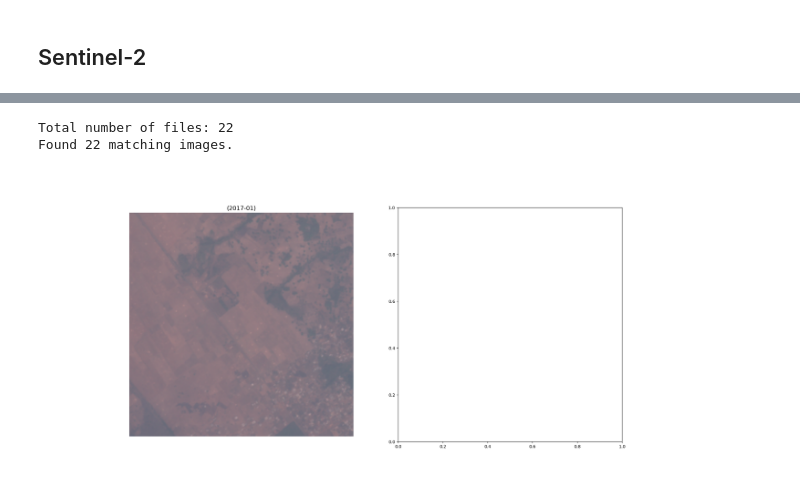
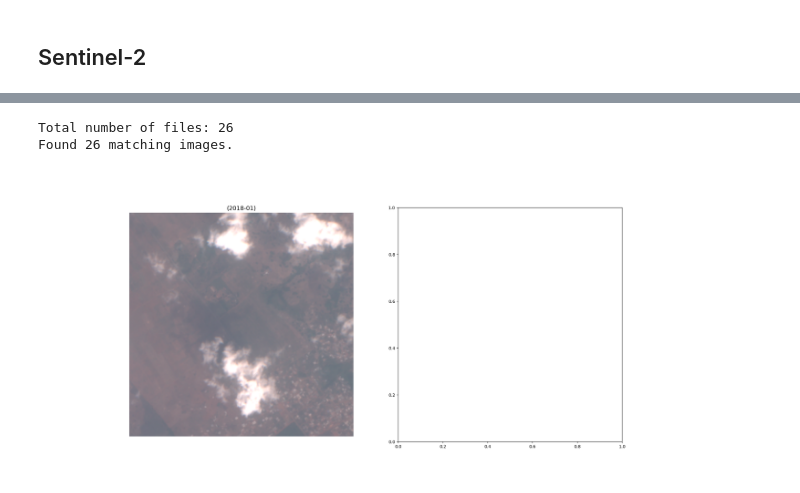
Before and after one commit to fekenzofugi/rsad-time-series, a Jupyter notebook: ghana_dataset.ipynb, the cells around one changed output, grey strips where cells are left out. Drawn from its saved outputs; the diff is of its cells as text; code cells hidden in the pictures.

```diff
--- a/ghana_dataset.ipynb
+++ b/ghana_dataset.ipynb
@@ -176,10 +176,8 @@ import matplotlib.dates as mdates
 
 scale = 3000
 sample_point = "0"
-# OUTDIR = "ejura_2016_2017"
-OUTDIR = "s2_ejura_2017_2018"
-# OUTDIR = "ejura_2018_2019"
-# OUTDIR = "ejura_2019_2020"
+# OUTDIR = "s2_ejura_2017_2018"
+OUTDIR = "s2_ejura_2018_2019"
 
 n_files, name_files = get_files_info(OUTDIR)
 name_files = sorted(name_files)
@@ -199,7 +197,7 @@ for f in matching_files:
     else:
         dates.append(None)
 
-n_image = 0
+n_image = 1
 with rasterio.open(file_paths[n_image]) as src:
     img = src.read() / scale
 img_rgb = np.clip(img[[3, 2, 1]].transpose(1, 2, 0), 0, 1)
@@ -280,6 +278,6 @@ WARNING:rasterio._env:CPLE_AppDefined in s2_ejura_2017_2018/20170107_S2A_MSIL1C_
 WARNING:rasterio._env:CPLE_AppDefined in TIFFReadDirectory:Sum of Photometric type-related color channels and ExtraSamples doesn't match SamplesPerPixel. Defining non-color channels as ExtraSamples.
-Total number of files: 22
-Found 22 matching images.
+Total number of files: 26
+Found 26 matching images.
-[figure, old version]
+[figure, new version]
 # %%
 %matplotlib widget
```
Also changed, not shown: parts of 4 cells of this notebook, 3 other files.
